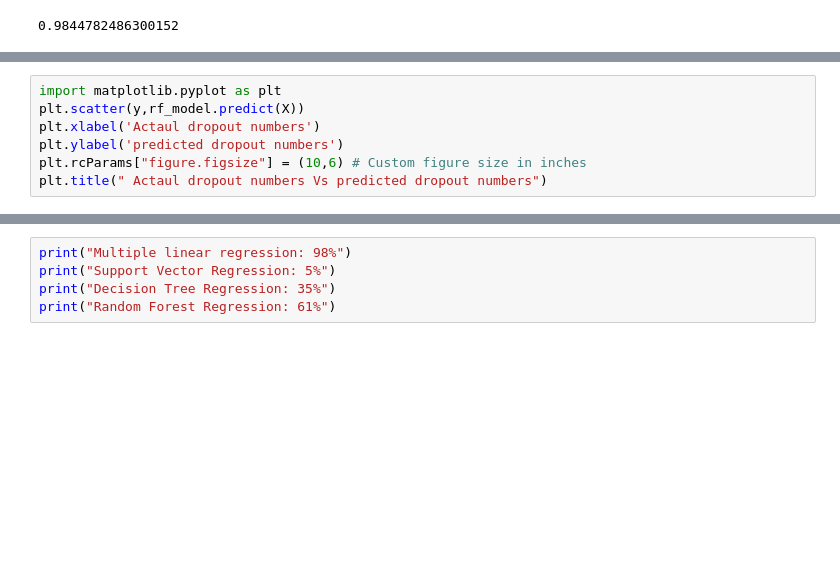
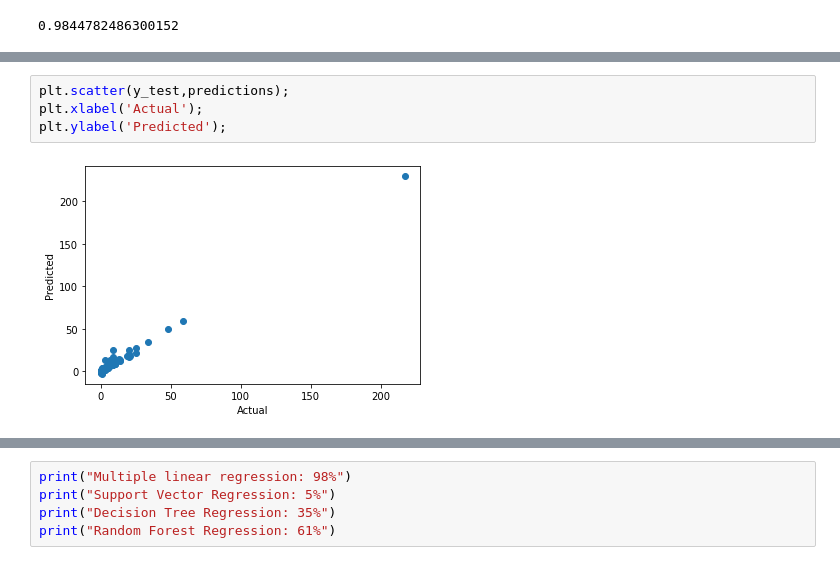
Before and after one commit to divish16/NYC-Student-Success-Predictions, a Jupyter notebook: ML_segment2.ipynb, the cells around one changed output, grey strips where cells are left out. Drawn from its saved outputs; the diff is of its cells as text; blank space fills up the shorter version.

```diff
--- a/ML_segment2.ipynb
+++ b/ML_segment2.ipynb
@@ -254,7 +270,0 @@ df_actual_vs_predicted.T
-# %%
-import matplotlib.pyplot as plt
-plt.scatter(y,rf_model.predict(X))
-plt.xlabel('Actaul dropout numbers')
-plt.ylabel('predicted dropout numbers')
-plt.rcParams["figure.figsize"] = (10,6) # Custom figure size in inches
-plt.title(" Actaul dropout numbers Vs predicted dropout numbers")
@@ -263,0 +299,6 @@ Text(0.5, 1.0, ' Actaul dropout numbers Vs predicted dropout numbers')
+# %%
+plt.scatter(y_test,predictions);
+plt.xlabel('Actual');
+plt.ylabel('Predicted');
+# %% [output]
+[figure, added]
```
Also changed, not shown: parts of 34 cells of this notebook.
